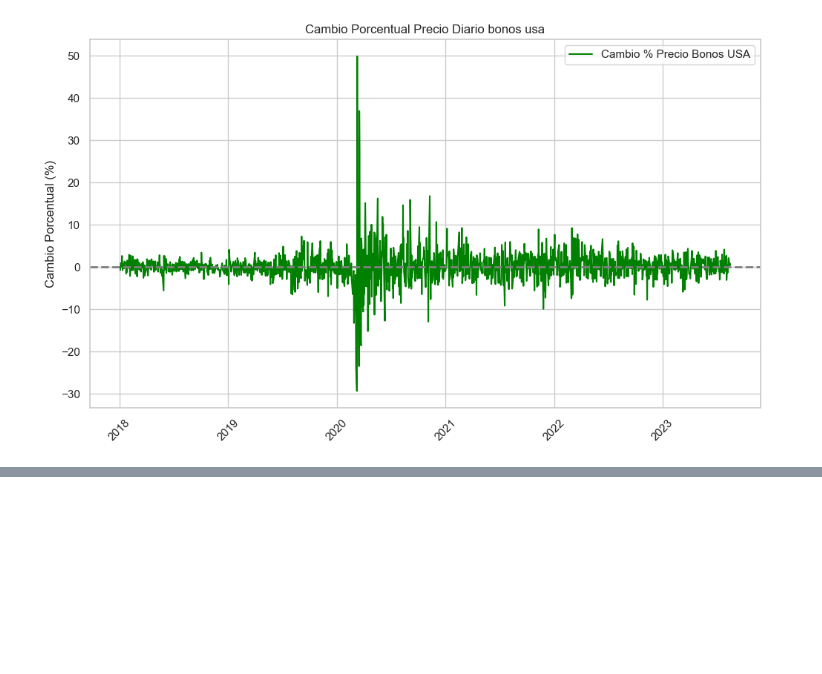
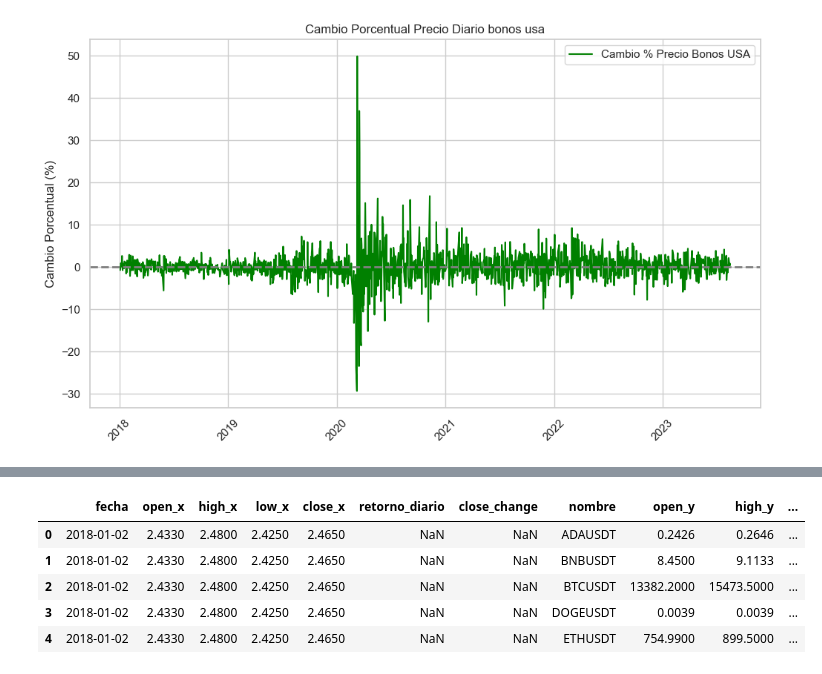
Before and after one commit to sabas4rc/PI_DA, a Jupyter notebook: Notebook/eda.ipynb, the cells around one changed output, grey strips where cells are left out. Saved outputs shown, nothing was run; the diff lists cells and outputs as text; code cells hidden in the pictures; blank space fills up the shorter version.

```diff
--- a/Notebook/eda.ipynb
+++ b/Notebook/eda.ipynb
@@ -743,0 +810,9 @@ df_total.set_index('fecha', inplace=True)
+# %%
+combined_data.head()
+# %% [output]
+|  | fecha | open_x | high_x | low_x | close_x | retorno_diario | close_change | nombre | open_y | high_y | ... |
+| 0 | 2018-01-02 | 2.4330 | 2.4800 | 2.4250 | 2.4650 | NaN | NaN | ADAUSDT | 0.2426 | 0.2646 | ... |
+| 1 | 2018-01-02 | 2.4330 | 2.4800 | 2.4250 | 2.4650 | NaN | NaN | BNBUSDT | 8.4500 | 9.1133 | ... |
+| 2 | 2018-01-02 | 2.4330 | 2.4800 | 2.4250 | 2.4650 | NaN | NaN | BTCUSDT | 13382.2000 | 15473.5000 | ... |
+| 3 | 2018-01-02 | 2.4330 | 2.4800 | 2.4250 | 2.4650 | NaN | NaN | DOGEUSDT | 0.0039 | 0.0039 | ... |
+| 4 | 2018-01-02 | 2.4330 | 2.4800 | 2.4250 | 2.4650 | NaN | NaN | ETHUSDT | 754.9900 | 899.5000 | ... |
```
Also changed, not shown: parts of 17 cells of this notebook, 2 other files.
